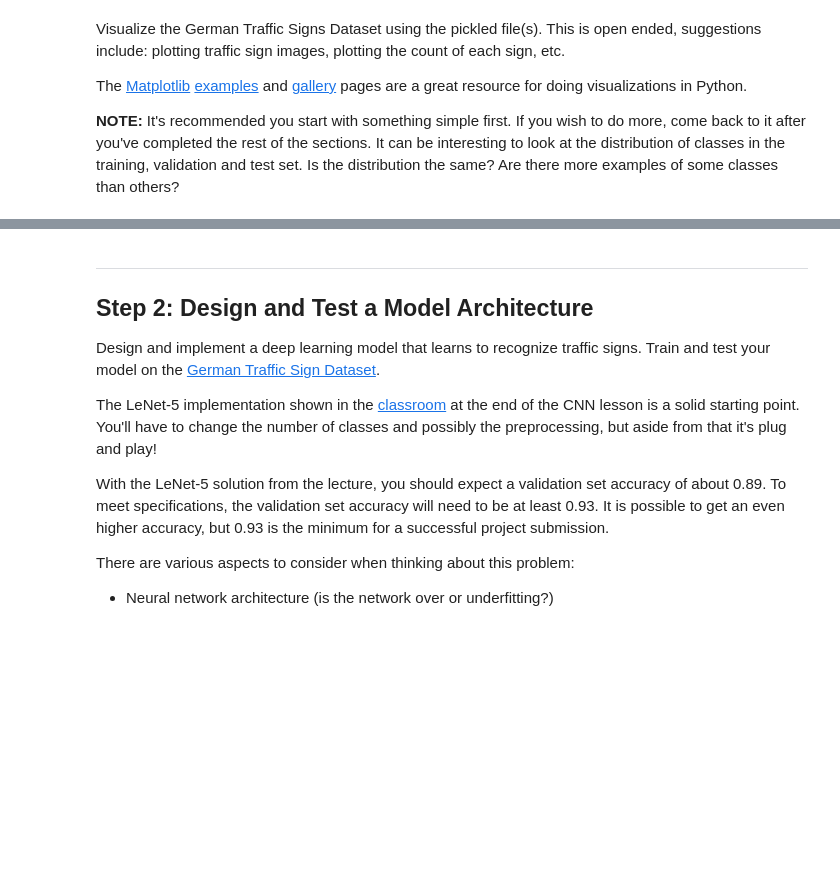
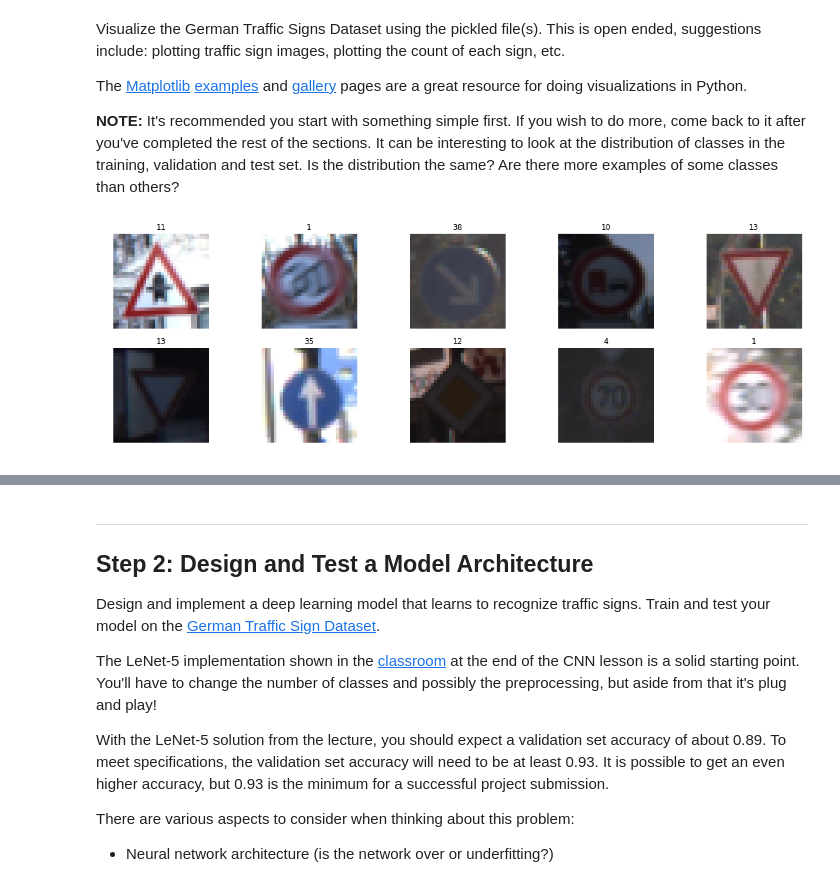
Before and after one commit to yuan-ji/CarND-Traffic-Sign-Classifier-Project, a Jupyter notebook: Traffic_Sign_Classifier.ipynb, the cells around one changed output, grey strips where cells are left out. Cells and saved outputs as stored; diff of their text form; code cells hidden in the pictures; blank space fills up the shorter version.

```diff
--- a/Traffic_Sign_Classifier.ipynb
+++ b/Traffic_Sign_Classifier.ipynb
@@ -98,15 +107,19 @@ The [Matplotlib](http://matplotlib.org/) [examples](http://matplotlib.org/exampl
 # %%
 ### Data exploration visualization code goes here.
 ### Feel free to use as many code cells as needed.
 import matplotlib.pyplot as plt
 import random
 # Visualizations will be shown in the notebook.
 %matplotlib inline
 
-
-index = random.randint(0,n_train)
-image = X_train[index].squeeze()
-
-plt.figure(figsize=(1,1))
-plt.imshow(image)
-print(y_train[index])
+# show image of 10 random data points
+fig, axs = plt.subplots(2,5, figsize=(20, 6))
+axs = axs.ravel()
+for i in range(10):
+    idx = random.randint(0, len(X_train))
+    img = X_train[idx]
+    axs[i].axis('off')
+    axs[i].imshow(img)
+    axs[i].set_title(y_train[idx])
+# %% [output]
+[figure, added]
```
Also changed, not shown: parts of 3 cells of this notebook, 10 other files.
